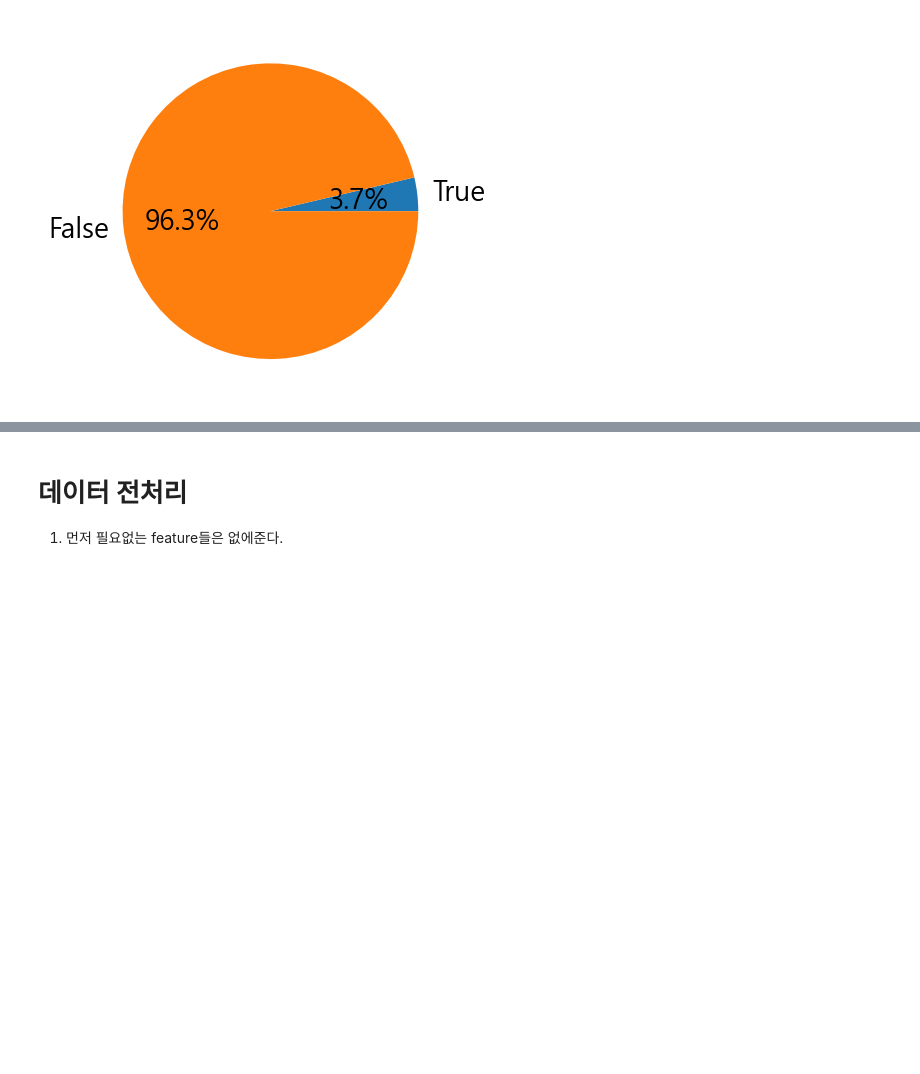
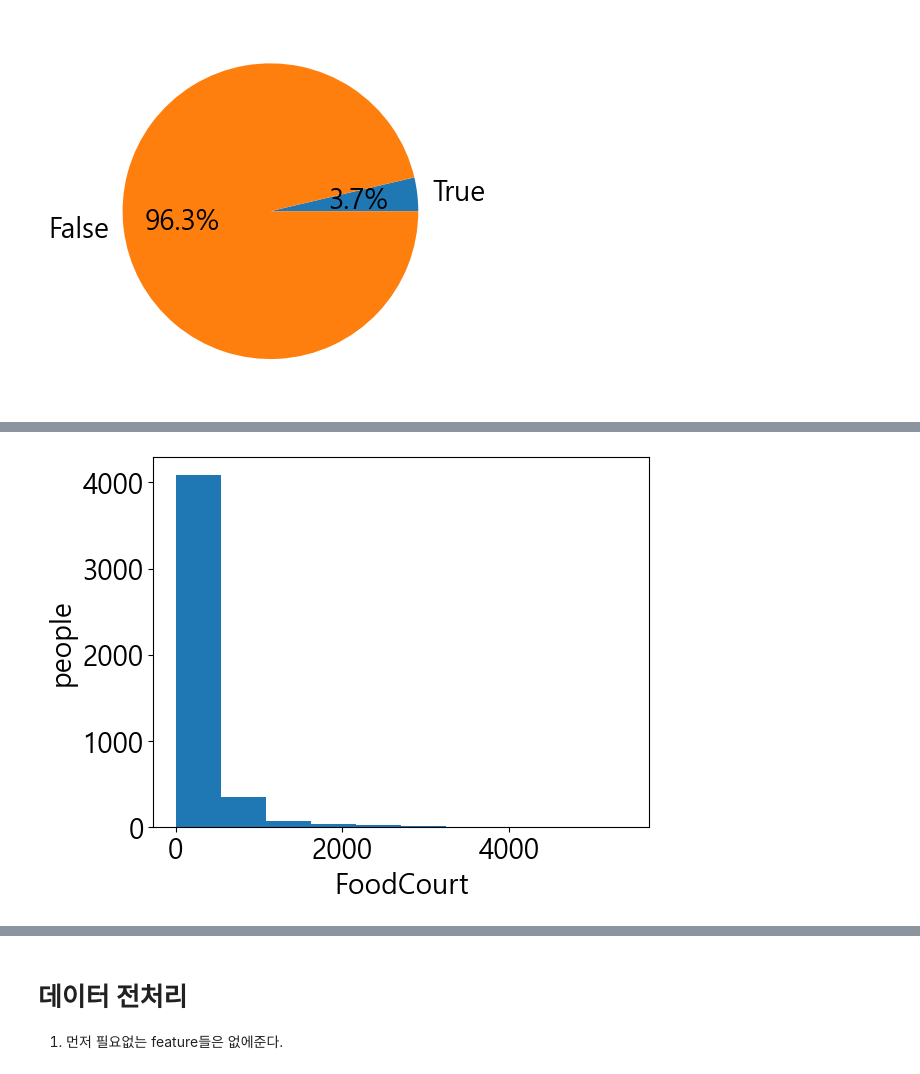
Before and after one commit to SHINDongHyeo/Kaggle, a Jupyter notebook: spaceship-titanic/first_try.ipynb, the cells around one changed output, grey strips where cells are left out. Saved outputs shown, nothing was run; the diff lists cells and outputs as text; code cells hidden in the pictures; blank space fills up the shorter version.

```diff
--- a/spaceship-titanic/first_try.ipynb
+++ b/spaceship-titanic/first_try.ipynb
@@ -292,0 +315,9 @@ RoomService_data.plot(fontsize=10)
+# %%
+EarthFoodCourt = train[train["HomePlanet"]=="Earth"]["FoodCourt"]
+
+plt.hist(EarthFoodCourt)
+plt.xlabel("FoodCourt")
+plt.ylabel("people")
+plt.show()
+# %% [output]
+[figure, added]
```
Also changed, not shown: parts of 9 cells of this notebook, 1 other file.
